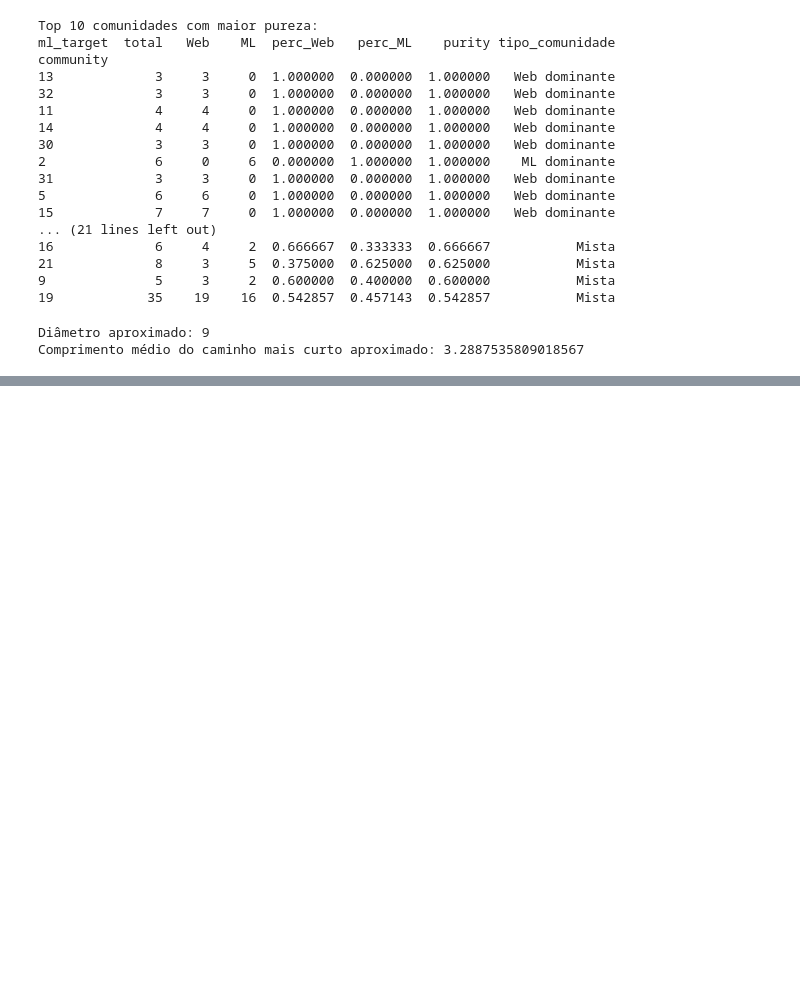
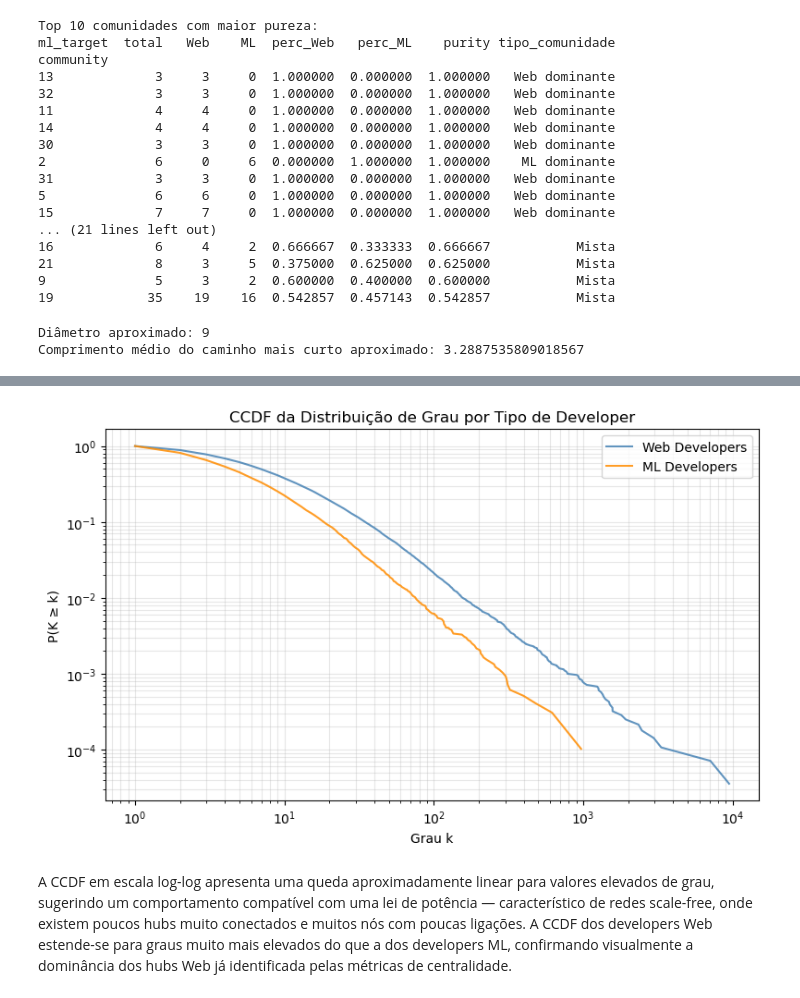
Before and after one commit to rafaelaferr04/Projeto_TeoriadeRedesNeuronais, a Jupyter notebook: NotebookIRN.ipynb, the cells around one changed output, grey strips where cells are left out. Saved outputs shown, nothing was run; the diff lists cells and outputs as text; code cells hidden in the pictures; blank space fills up the shorter version.

```diff
--- a/NotebookIRN.ipynb
+++ b/NotebookIRN.ipynb
@@ -880,0 +1074,20 @@ plt.show()
+# %%
+# CCDF por tipo
+plt.figure(figsize=(8, 5))
+plt.loglog(k_web, c_web, label='Web Developers', color='steelblue',  alpha=0.85)
+plt.loglog(k_ml,  c_ml,  label='ML Developers',  color='darkorange', alpha=0.85)
+plt.xlabel('Grau k')
+plt.ylabel('P(K ≥ k)')
+plt.title('CCDF da Distribuição de Grau por Tipo de Developer')
+plt.legend()
+plt.grid(True, which='both', alpha=0.3)
+plt.tight_layout()
+plt.show()
+# %% [output]
+[figure, added]
+# %% [markdown]
+A CCDF em escala log-log apresenta uma queda aproximadamente linear para valores elevados de grau,
+sugerindo um comportamento compatível com uma lei de potência — característico de redes scale-free,
+onde existem poucos hubs muito conectados e muitos nós com poucas ligações.
+A CCDF dos developers Web estende-se para graus muito mais elevados do que a dos developers ML,
+confirmando visualmente a dominância dos hubs Web já identificada pelas métricas de centralidade.
```
Also changed, not shown: parts of 33 cells of this notebook, 2 other files.
